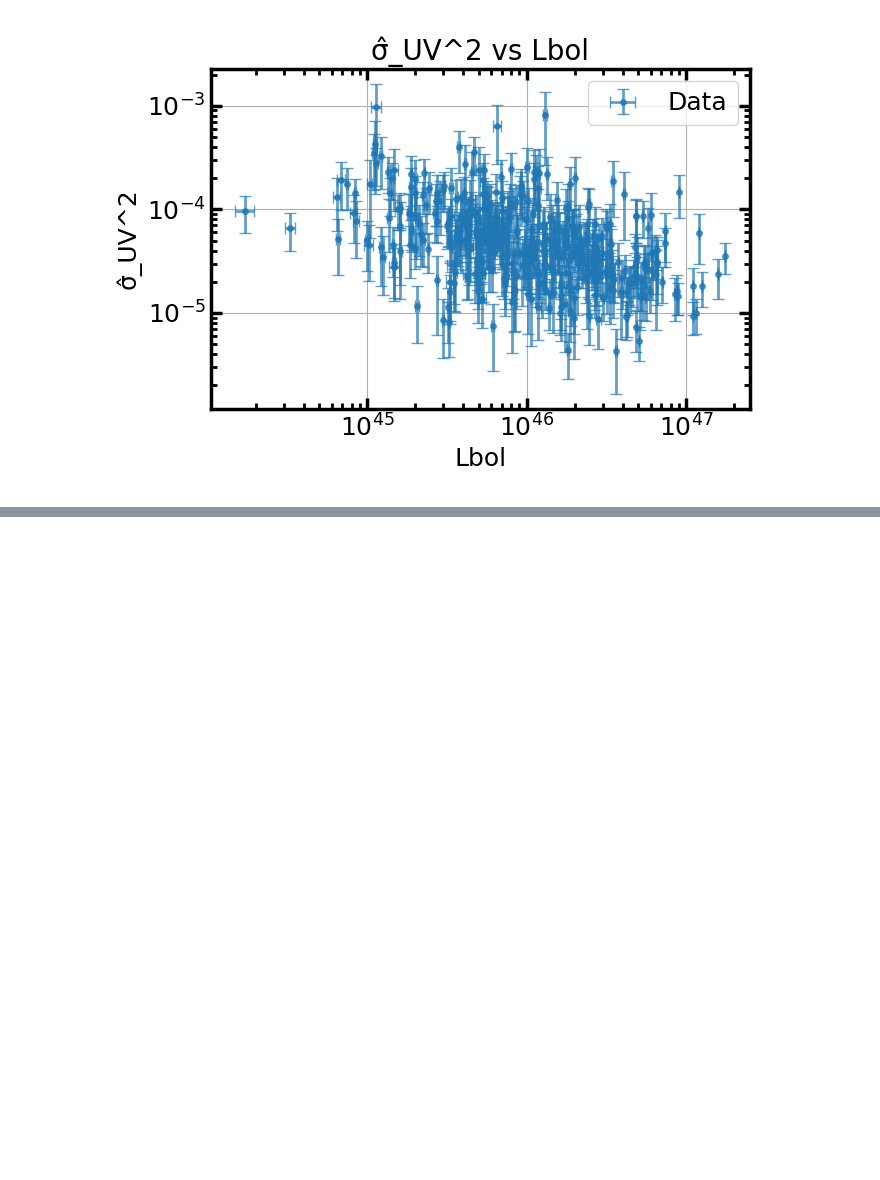
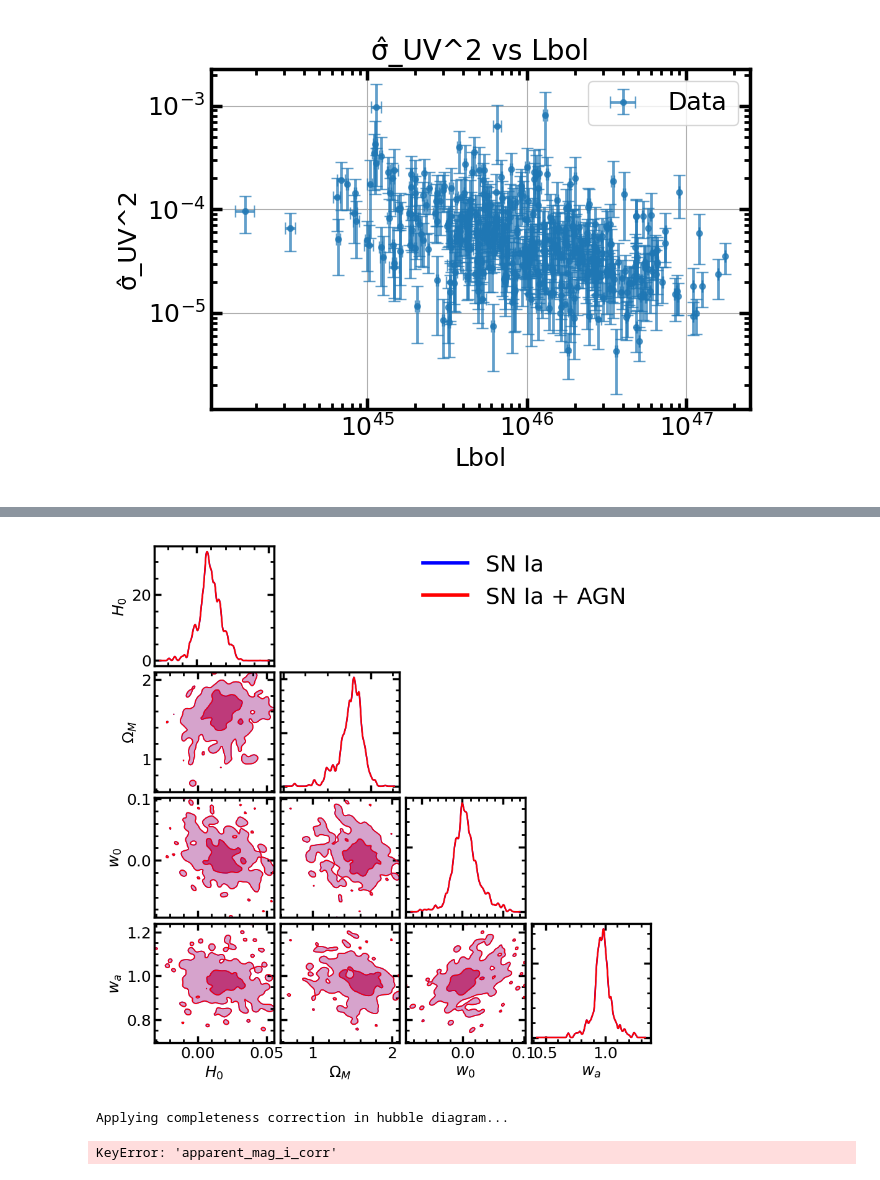
Before and after one commit to dutra/qvc, a Jupyter notebook: tutorials/hubble diagram py.ipynb, the cells around one changed output, grey strips where cells are left out. Saved outputs shown, nothing was run; the diff lists cells and outputs as text; code cells hidden in the pictures; blank space fills up the shorter version.

```diff
--- a/tutorials/hubble diagram py.ipynb
+++ b/tutorials/hubble diagram py.ipynb
@@ -412,0 +367,14 @@ plt.show()
+# %%
+from hubble_plotting import plot_cosmo_corner
+
+samples_agn = np.load("plots/hubble/run_w1000s500/samples_emcee_Flatw0waCDM_agn.npy")
+plot_cosmo_corner(None, None, cosmo_model=cosmo_model, show=True, sna_data=samples_agn, agn_data=samples_agn)
+# %% [output]
+[figure, added]
+# %%
+from hubble_plotting import plot_hubble
+
+residuals, mu_pred_std = plot_hubble(None, df_agn, df_pantheon, cosmo_model=cosmo_model, show=True, completeness=True, show_uncorrected=True, flat_samples=samples_emcee[::10, :])
+# %% [output]
+Applying completeness correction in hubble diagram...
+KeyError: 'apparent_mag_i_corr'
```
Also changed, not shown: parts of 9 cells of this notebook, 3 other files.
